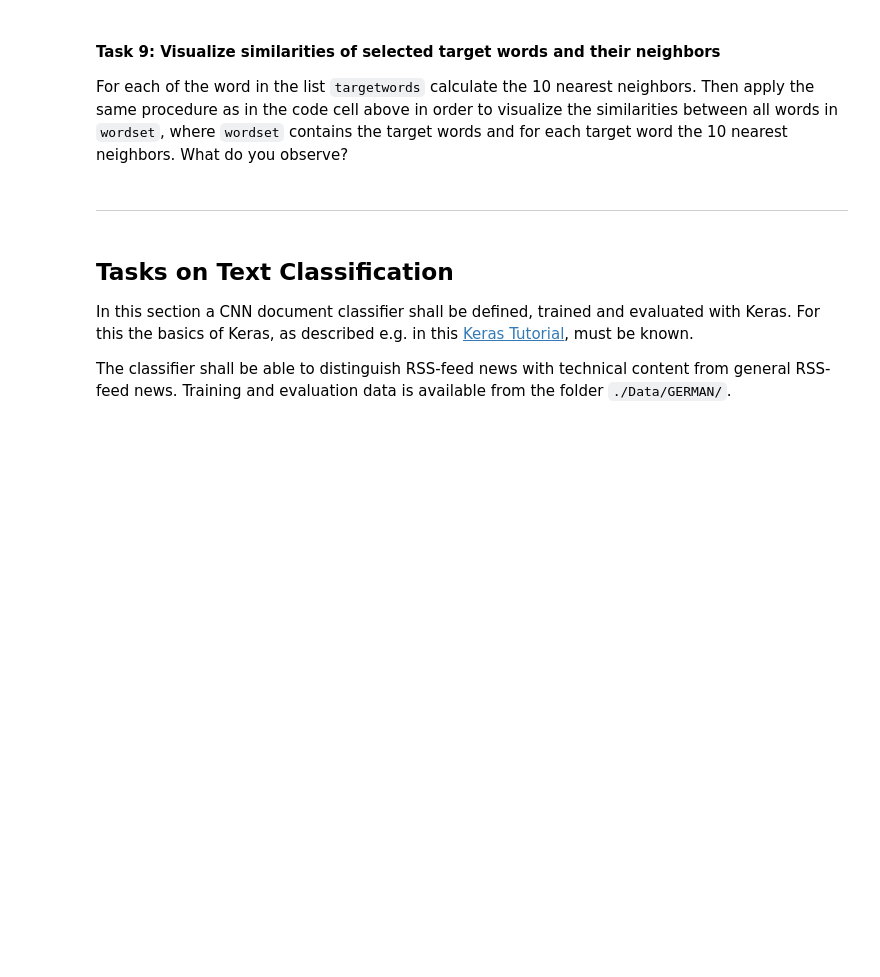
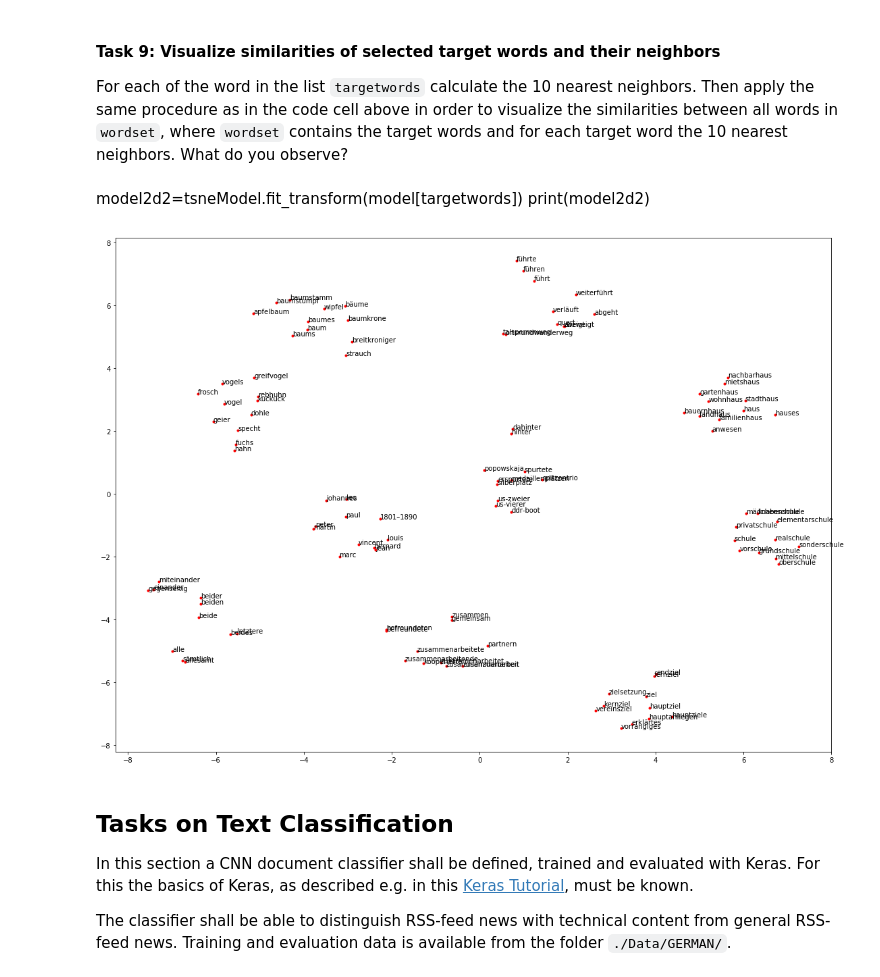
Before and after one commit to An-Dang/Programming-Intelligent-Applications, a Jupyter notebook: word-embedding-doc-classification/wordEmbeddingTextClassification.ipynb, the cells around one changed output. Saved outputs shown, nothing was run; the diff lists cells and outputs as text; code cells hidden in the pictures; blank space fills up the shorter version.

Commit message:
Word Embedding Files

```diff
--- a/word-embedding-doc-classification/wordEmbeddingTextClassification.ipynb
+++ b/word-embedding-doc-classification/wordEmbeddingTextClassification.ipynb
@@ -155,2 +202,7 @@ What do you observe?
 # %% [markdown]
 Display the words (not the word-vectors) at indices 0 to 49 of the Word-embedding. What do you observe?
+# %%
+number_words = 49
+
+for i in range(0,number_words):
+    print(model.wv.index2word[i])
@@ -201,8 +332,33 @@ plt.show()
 # %% [markdown]
 #### Task 9: Visualize similarities of selected target words and their neighbors
 For each of the word in the list `targetwords` calculate the 10 nearest neighbors. Then apply the same procedure as in the code cell above in order to visualize the similarities between all words in `wordset`, where `wordset` contains the target words and for each target word the 10 nearest neighbors. What do you observe?
-# %% [markdown]
-----
+# %% [markdown]
+model2d2=tsneModel.fit_transform(model[targetwords])
+print(model2d2)
+# %%
+wordset = []
+targetwords = ['haus','baum','vogel','schule','gemeinsam','beide','paul','führt','hinter','ziel']
+
+for i in targetwords:
+    wordset.append(i)
+
+for word in targetwords:
+    neighbors = model.wv.similar_by_word(word, topn=10)
+    for n in neighbors:
+        wordset.append(n[0])
+
+model2d2 =tsneModel.fit_transform(model[wordset])
+
+plt.figure(figsize=(19,14))
+idx=0
+for a in model2d2:
+    w=wordset[idx]
+    plt.plot(a[0],a[1],'r.')
+    plt.text(a[0],a[1],w)
+    idx+=1
+plt.show()
+# %% [output]
+[figure, added]
 # %% [markdown]
 ## Tasks on Text Classification
 
```
Also changed, not shown: parts of 49 cells of this notebook, 3 other files.
